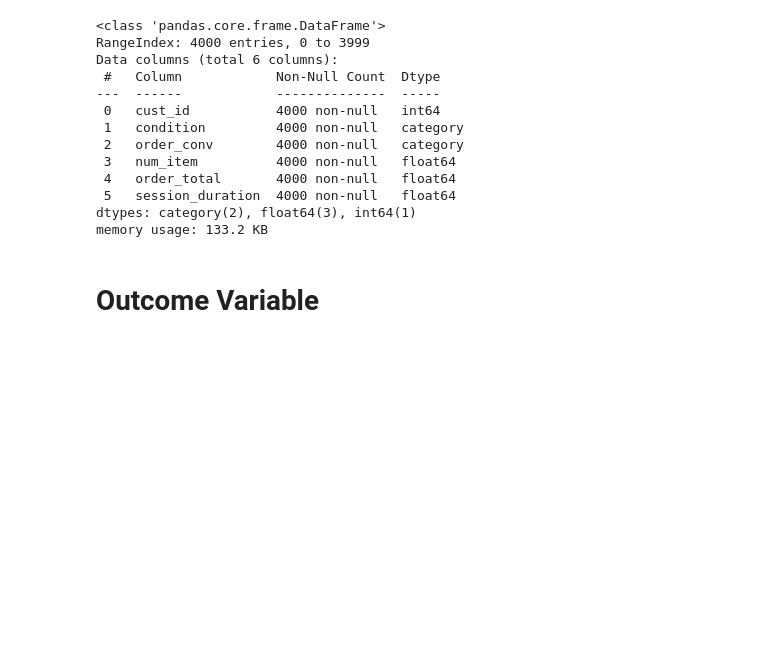
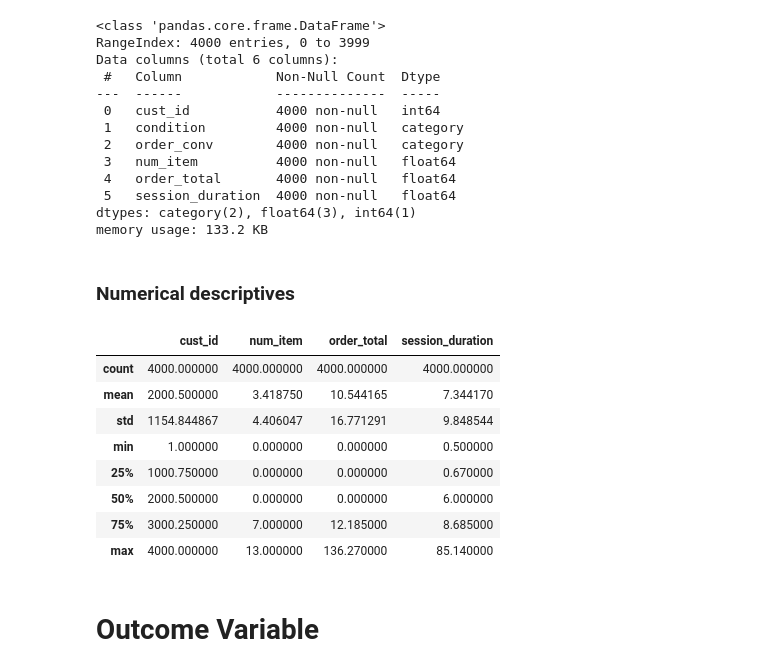
Before and after one commit to HNStaggs/AB-Test-Case, a Jupyter notebook: notebooks/synthetic_data_hypothesis_testing.ipynb, the cells around one changed output. Cells and saved outputs as stored; diff of their text form; code cells hidden in the pictures; blank space fills up the shorter version.

```diff
--- a/notebooks/synthetic_data_hypothesis_testing.ipynb
+++ b/notebooks/synthetic_data_hypothesis_testing.ipynb
@@ -60,6 +60,20 @@ Data columns (total 6 columns):
  5   session_duration  4000 non-null   float64
 dtypes: category(2), float64(3), int64(1)
 memory usage: 133.2 KB
+# %% [markdown]
+### Numerical descriptives
+# %%
+pizza_data.describe()
+# %% [output]
+|  | cust_id | num_item | order_total | session_duration |
+| count | 4000.000000 | 4000.000000 | 4000.000000 | 4000.000000 |
+| mean | 2000.500000 | 3.418750 | 10.544165 | 7.344170 |
+| std | 1154.844867 | 4.406047 | 16.771291 | 9.848544 |
+| min | 1.000000 | 0.000000 | 0.000000 | 0.500000 |
+| 25% | 1000.750000 | 0.000000 | 0.000000 | 0.670000 |
+| 50% | 2000.500000 | 0.000000 | 0.000000 | 6.000000 |
+| 75% | 3000.250000 | 7.000000 | 12.185000 | 8.685000 |
+| max | 4000.000000 | 13.000000 | 136.270000 | 85.140000 |
 # %% [markdown]
 # Outcome Variable
 # %% [markdown]
```
Also changed, not shown: parts of 26 cells of this notebook.
